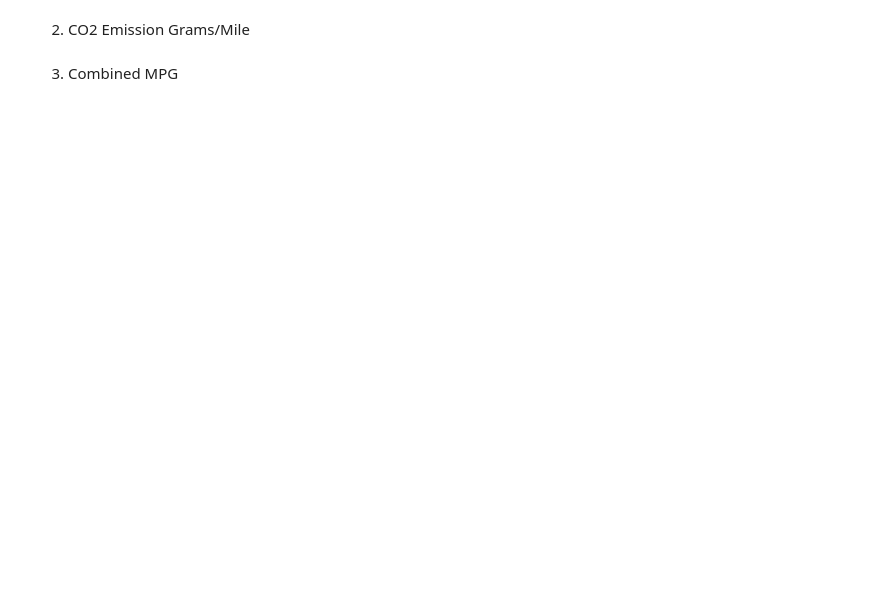
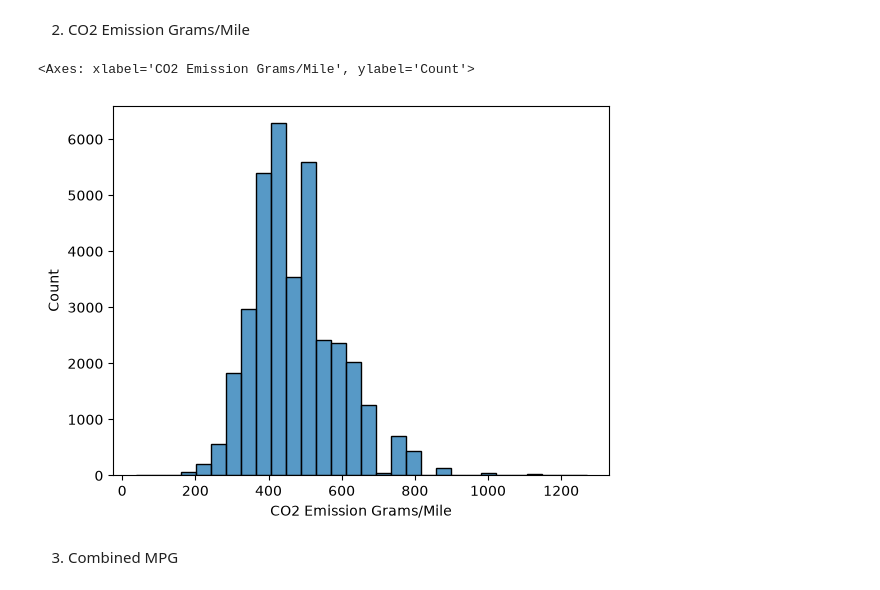
Before and after one commit to ironhack-labs/lab-continuous-probability-distributions-en, a Jupyter notebook: your-code/main.ipynb, the cells around one changed output. Cells and saved outputs as stored; diff of their text form; code cells hidden in the pictures; blank space fills up the shorter version.

```diff
--- a/your-code/main.ipynb
+++ b/your-code/main.ipynb
@@ -100,3 +148,9 @@ Then plot the histograms for the following variables:
+# %%
+# your code here
+sns.histplot(data=df, x="CO2 Emission Grams/Mile", bins=30)
+# %% [output]
+<Axes: xlabel='CO2 Emission Grams/Mile', ylabel='Count'>
+[figure, added]
 # %%
 # your code here
 # %% [markdown]
```
Also changed, not shown: parts of 34 cells of this notebook.
